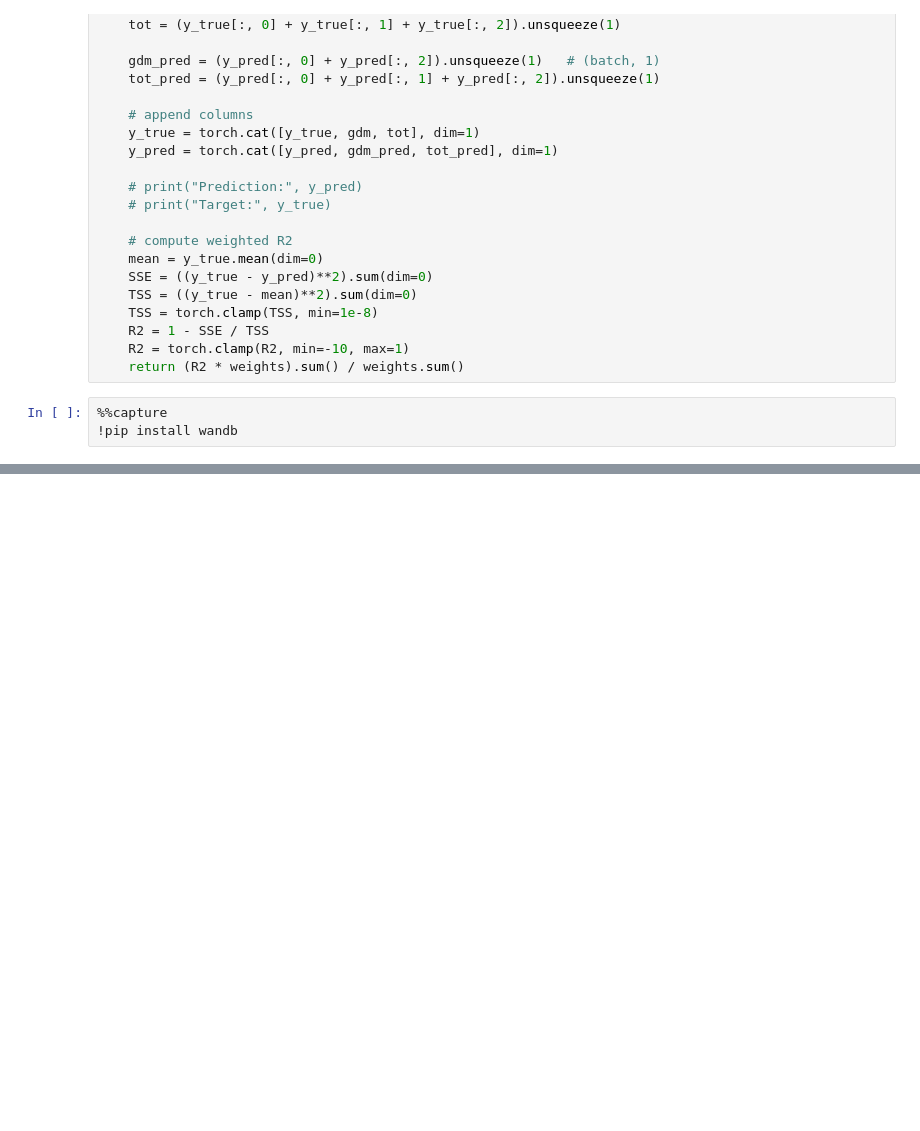
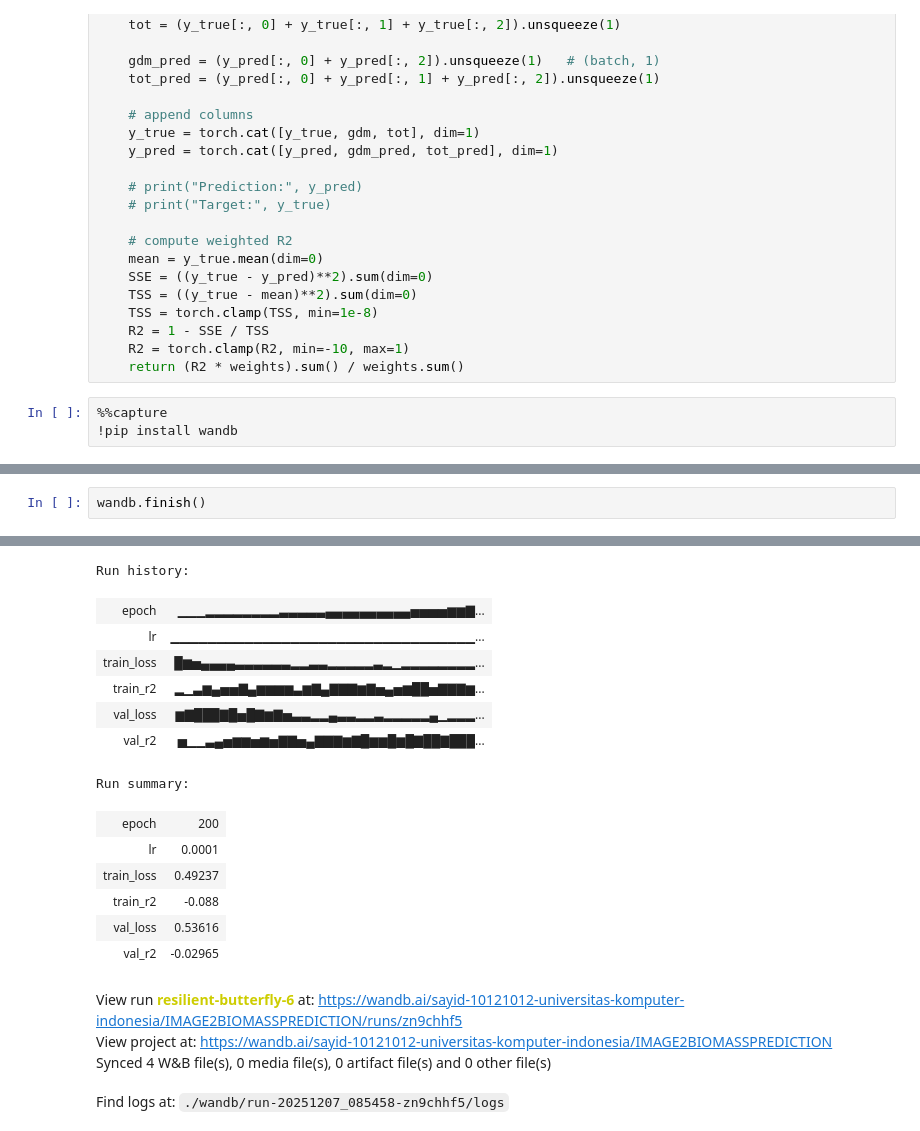
Before and after one commit to sayidmabrur/CSIRO-Image2Biomass-Prediction, a Jupyter notebook: csiro-competitionv2.ipynb, the cells around one changed output, grey strips where cells are left out. Drawn from its saved outputs; the diff is of its cells as text; blank space fills up the shorter version.

Commit message:
Kaggle Notebook | CSIRO competitionv2 - Training Code | Version 61

```diff
--- a/csiro-competitionv2.ipynb
+++ b/csiro-competitionv2.ipynb
@@ -796,0 +865,3 @@ for epoch in range(1, epochs+1):
+# %%
+wandb.finish()
+# %% [output]
@@ -797 +869,19 @@ for epoch in range(1, epochs+1):
+Run history:
+| epoch | ▁▁▁▂▂▂▂▂▂▂▂▃▃▃▃▃▄▄▄▄▄▄▄▄▄▄▅▅▅▅▆▆▇... |
+| lr | ▁▁▁▁▁▁▁▁▁▁▁▁▁▁▁▁▁▁▁▁▁▁▁▁▁▁▁▁▁▁▁▁▁... |
+| train_loss | █▆▅▄▄▄▄▃▃▃▃▃▃▂▂▃▃▂▂▂▂▂▃▂▁▂▂▂▂▂▂▂▂... |
+| train_r2 | ▂▁▃▆▄▅▅▇▄▆▆▆▆▃▆▇▄▇▇▇▆▇▅▄▅▆██▅▇▇▇▆... |
+| val_loss | ▆▇███▇█▅█▇▆▇▅▃▃▂▂▄▃▃▂▂▃▂▂▂▂▂▄▁▂▂▂... |
+| val_r2 | ▅▁▁▃▄▅▆▆▅▆▅▇▇▅▄▇▇▇▆▇█▆▆█▆█▇██▇███... |
+Run summary:
+| epoch | 200 |
+| lr | 0.0001 |
+| train_loss | 0.49237 |
+| train_r2 | -0.088 |
+| val_loss | 0.53616 |
+| val_r2 | -0.02965 |
+View run resilient-butterfly-6 at: https://wandb.ai/sayid-10121012-universitas-komputer-indonesia/IMAGE2BIOMASSPREDICTION/runs/zn9chhf5
+View project at: https://wandb.ai/sayid-10121012-universitas-komputer-indonesia/IMAGE2BIOMASSPREDICTION
+Synced 4 W&B file(s), 0 media file(s), 0 artifact file(s) and 0 other file(s)
+Find logs at: ./wandb/run-20251207_085458-zn9chhf5/logs
 # %%
```
Also changed, not shown: parts of 18 cells of this notebook.
